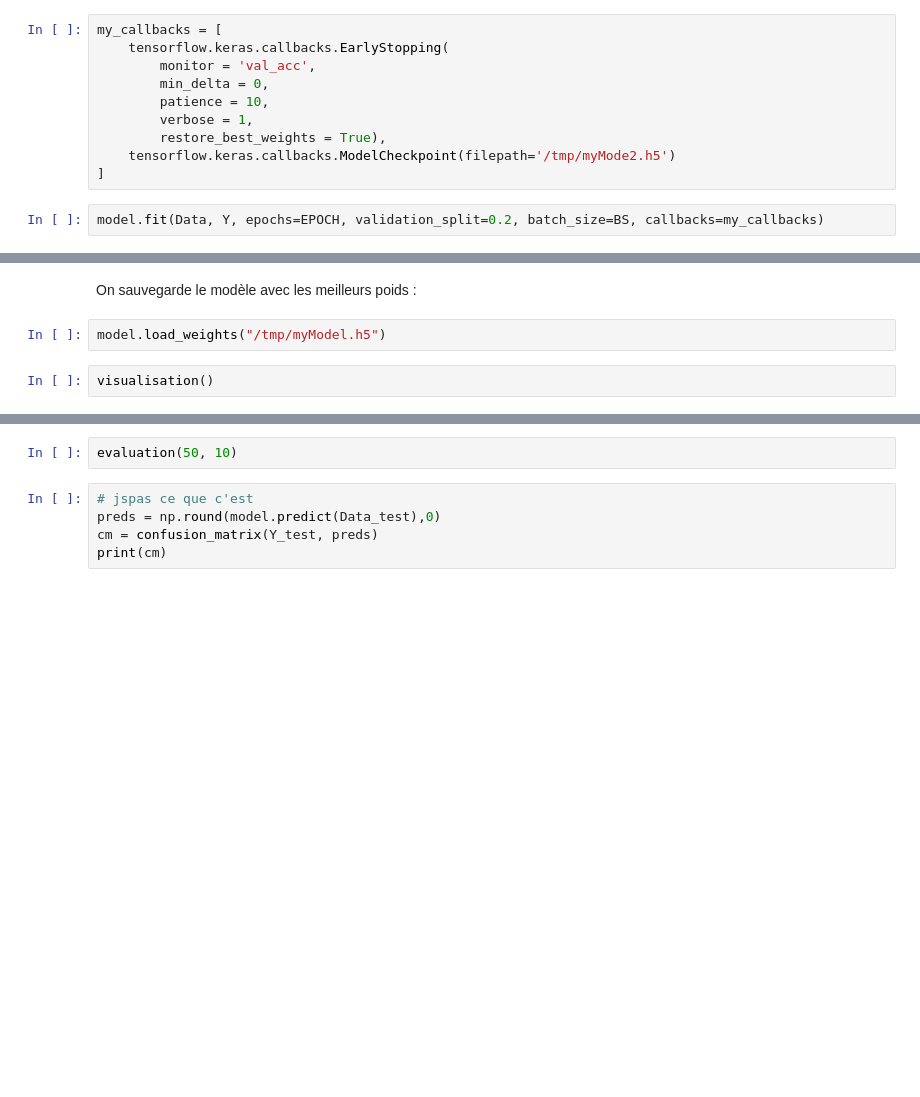
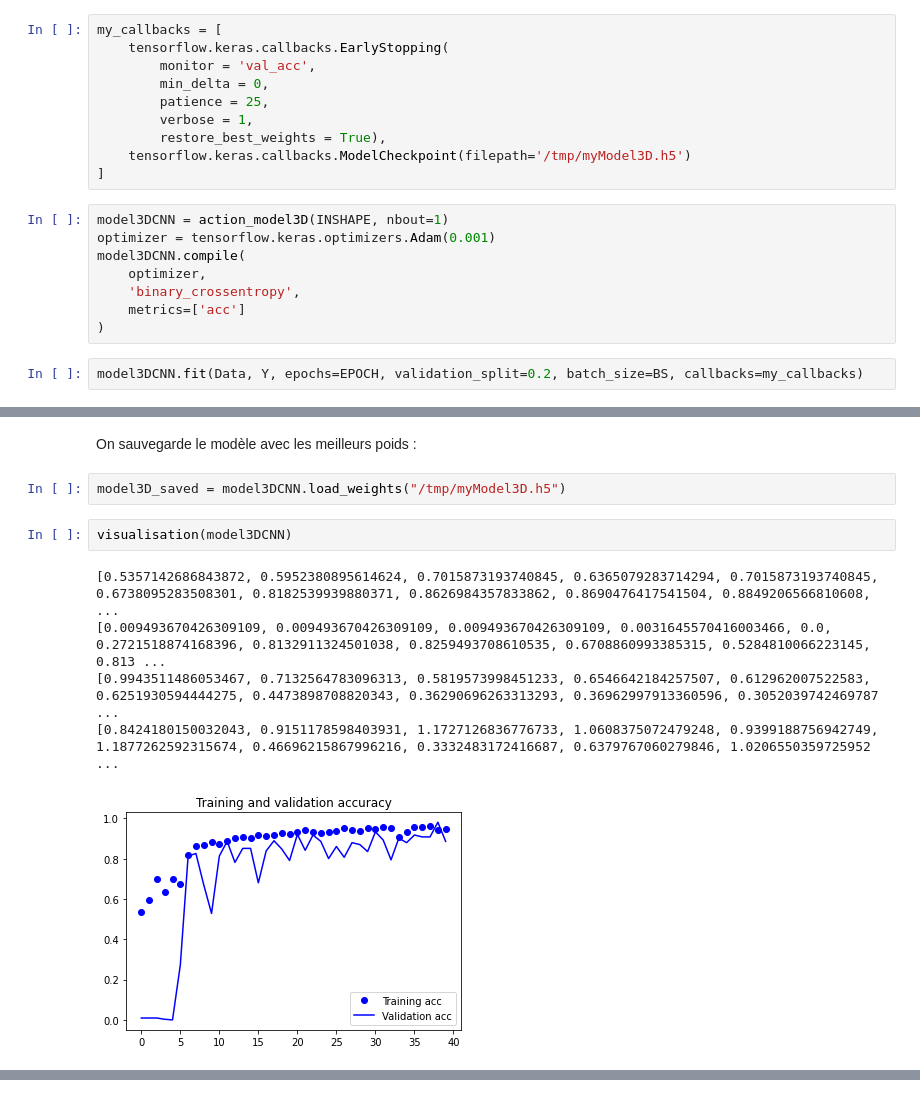
Before and after one commit to quent1fvr/Infection_pulmonaire, a Jupyter notebook: model.ipynb, the cells around one changed output, grey strips where cells are left out. Cells and saved outputs as stored; diff of their text form; blank space fills up the shorter version.

```diff
--- a/model.ipynb
+++ b/model.ipynb
@@ -258,10 +316,18 @@ my_callbacks = [
     tensorflow.keras.callbacks.EarlyStopping(
         monitor = 'val_acc',
         min_delta = 0,
-        patience = 10,
+        patience = 25,
         verbose = 1,
         restore_best_weights = True),
-    tensorflow.keras.callbacks.ModelCheckpoint(filepath='/tmp/myMode2.h5')
+    tensorflow.keras.callbacks.ModelCheckpoint(filepath='/tmp/myModel3D.h5')
 ]
+# %%
+model3DCNN = action_model3D(INSHAPE, nbout=1)
+optimizer = tensorflow.keras.optimizers.Adam(0.001)
+model3DCNN.compile(
+    optimizer,
+    'binary_crossentropy',
+    metrics=['acc']
+)
 # %%
-model.fit(Data, Y, epochs=EPOCH, validation_split=0.2, batch_size=BS, callbacks=my_callbacks)
+model3DCNN.fit(Data, Y, epochs=EPOCH, validation_split=0.2, batch_size=BS, callbacks=my_callbacks)
@@ -268,6 +353,12 @@ model.fit(Data, Y, epochs=EPOCH, validation_split=0.2, batch_size=BS, callbacks=
 # %% [markdown]
 On sauvegarde le modèle avec les meilleurs poids :
 # %%
-model.load_weights("/tmp/myModel.h5")
+model3D_saved = model3DCNN.load_weights("/tmp/myModel3D.h5")
 # %%
-visualisation()
+visualisation(model3DCNN)
+# %% [output]
+[0.5357142686843872, 0.5952380895614624, 0.7015873193740845, 0.6365079283714294, 0.7015873193740845, 0.6738095283508301, 0.8182539939880371, 0.8626984357833862, 0.8690476417541504, 0.8849206566810608, ...
+[0.009493670426309109, 0.009493670426309109, 0.009493670426309109, 0.0031645570416003466, 0.0, 0.2721518874168396, 0.8132911324501038, 0.8259493708610535, 0.6708860993385315, 0.5284810066223145, 0.813 ...
+[0.9943511486053467, 0.7132564783096313, 0.5819573998451233, 0.6546642184257507, 0.612962007522583, 0.6251930594444275, 0.4473898708820343, 0.36290696263313293, 0.36962997913360596, 0.3052039742469787 ...
+[0.8424180150032043, 0.9151178598403931, 1.1727126836776733, 1.0608375072479248, 0.9399188756942749, 1.1877262592315674, 0.46696215867996216, 0.3332483172416687, 0.6379767060279846, 1.0206550359725952 ...
+[figure, added]
@@ -274,7 +365,0 @@ visualisation()
-# %%
-evaluation(50, 10)
-# %%
-# jspas ce que c'est
-preds = np.round(model.predict(Data_test),0)
-cm = confusion_matrix(Y_test, preds)
-print(cm)
```
Also changed, not shown: parts of 51 cells of this notebook.
